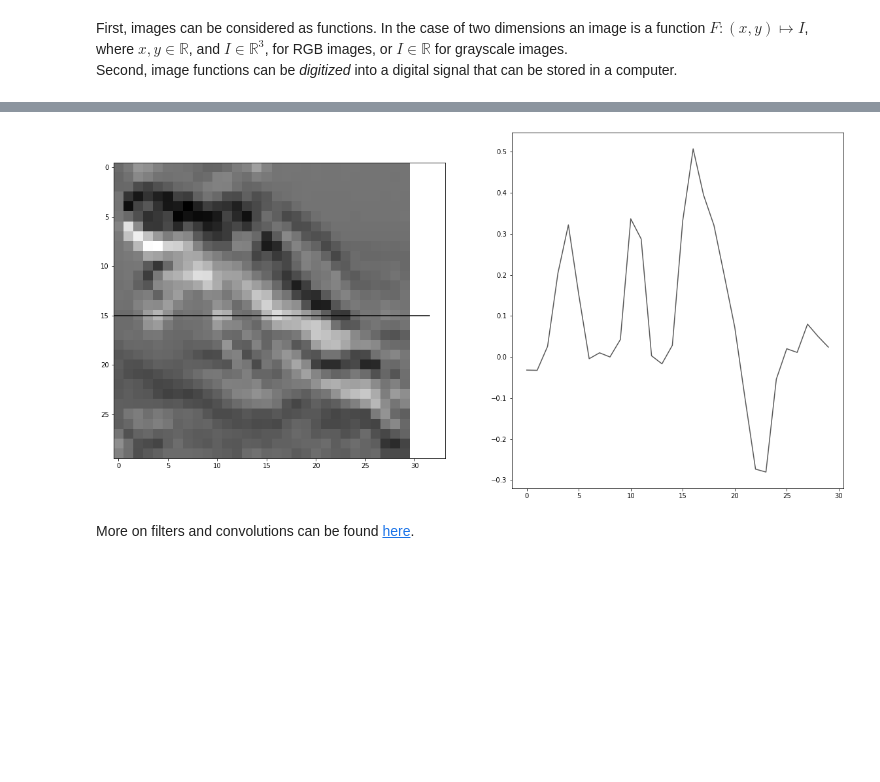
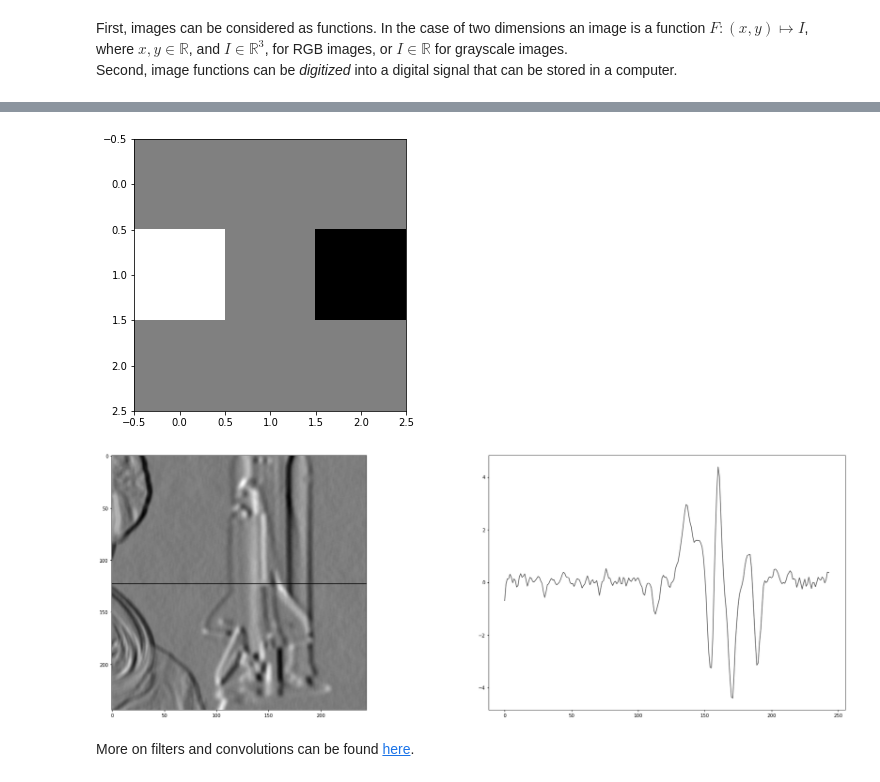
Before and after one commit to TheJacksonLaboratory/2022-05-26-deep-learning-image-analysis-pytorch, a Jupyter notebook: code/3-Implement_a_deep_neural_network.ipynb, the cells around one changed output, grey strips where cells are left out. Drawn from its saved outputs; the diff is of its cells as text; code cells hidden in the pictures; blank space fills up the shorter version.

```diff
--- a/code/3-Implement_a_deep_neural_network.ipynb
+++ b/code/3-Implement_a_deep_neural_network.ipynb
@@ -58,0 +201,3 @@ Lets see a convolution using a _kernel_ of size 3$\times$3 in action!
+# %%
+kernel = torch.ones(5, 5)
+print(kernel)
@@ -59,22 +237,31 @@ Lets see a convolution using a _kernel_ of size 3$\times$3 in action!
 # %%
-kernel = torch.FloatTensor([[[
-    [0, 1, 0],
+kernel = torch.FloatTensor([
     [0, 0, 0],
-    [0, -1, 0]
-]]])
+    [1, 0, -1],
+    [0, 0, 0]
+])
 # %%
 import torch.nn.functional as F
 
-res = F.conv2d(x_gray.view(1, 1, 32, 32), kernel).squeeze()
+h, w = x_smooth.shape
+k_h, k_w = kernel.shape
+res = F.conv2d(x_smooth.view(1, 1, h, w), kernel.view(1, 1, k_h, k_w)).squeeze()
+
+plt.rcParams['figure.figsize'] = [15, 5]
+plt.imshow(kernel, cmap='gray')
+plt.show()
+
+plt.rcParams['figure.figsize'] = [30, 10]
 
 plt.subplot(1, 2, 1)
 plt.imshow(res, cmap='gray')
-plt.plot([-0.5, 31.5], [15, 15], "k")
+plt.plot([-0.5, w-2.5], [h/2, h/2], "k")
 plt.subplot(1, 2, 2)
-plt.plot(res[15, :], c='0.35')
+plt.plot(res[h//2, :], c='0.35')
 plt.show()
 # %% [output]
-[figure, old version]
+[figure, new version]
+[figure, added]
 # %% [markdown]
 More on filters and convolutions can be found [here](https://petebankhead.gitbooks.io/imagej-intro/content/chapters/filters/filters.html#sec-filters_linear_general).
 # %% [markdown]
```
Also changed, not shown: parts of 13 cells of this notebook, 4 other files.
